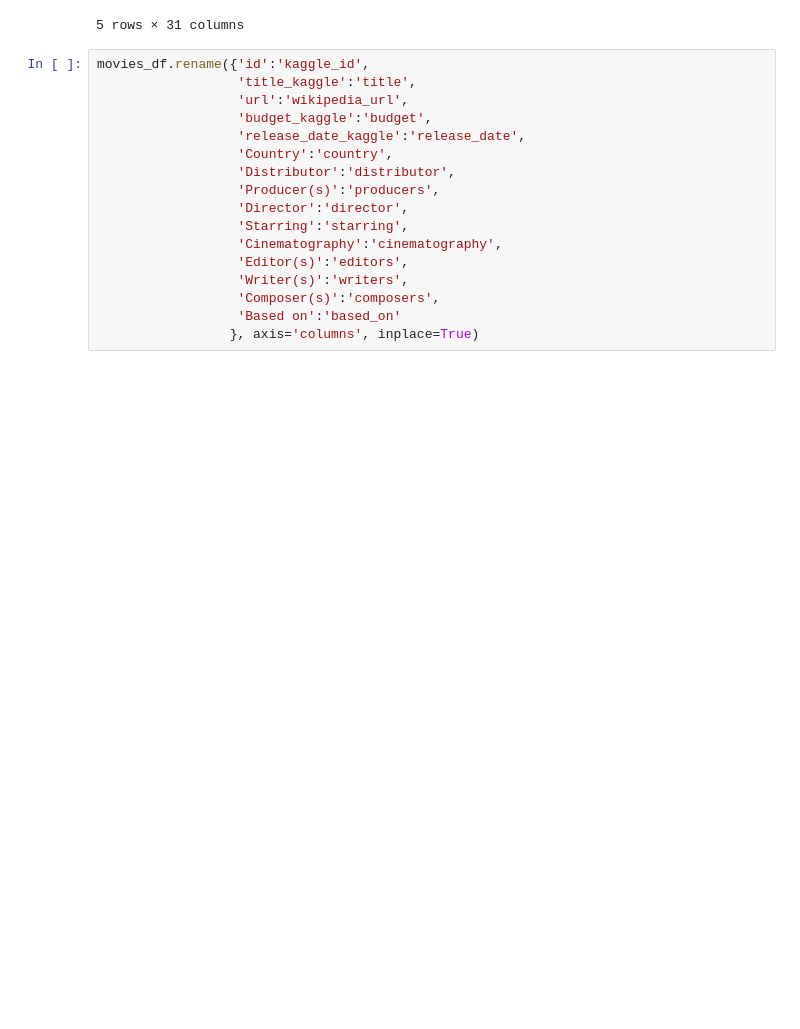
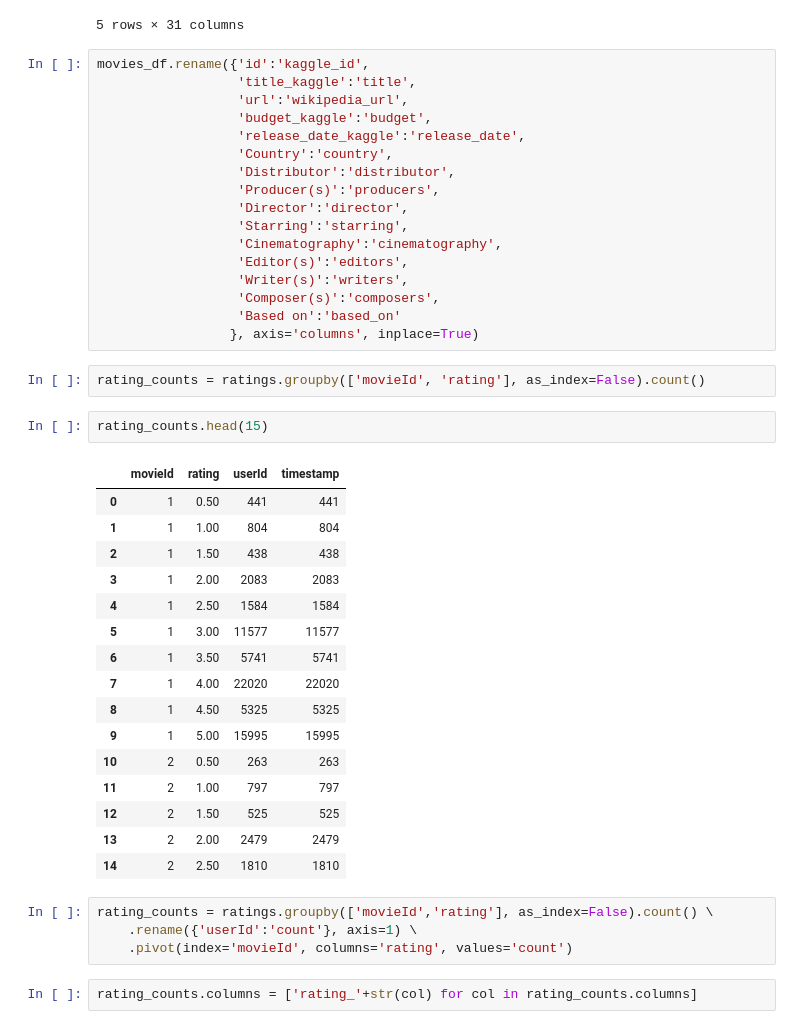
Before and after one commit to jnels4/Movies-ETL, a Jupyter notebook: Movies_ETL.ipynb, the cells around one changed output. Drawn from its saved outputs; the diff is of its cells as text; blank space fills up the shorter version.

```diff
--- a/Movies_ETL.ipynb
+++ b/Movies_ETL.ipynb
@@ -1106,3 +1106,30 @@ movies_df.rename({'id':'kaggle_id',
                   'Composer(s)':'composers',
                   'Based on':'based_on'
                  }, axis='columns', inplace=True)
+# %%
+rating_counts = ratings.groupby(['movieId', 'rating'], as_index=False).count()
+# %%
+rating_counts.head(15)
+# %% [output]
+|  | movieId | rating | userId | timestamp |
+| 0 | 1 | 0.50 | 441 | 441 |
+| 1 | 1 | 1.00 | 804 | 804 |
+| 2 | 1 | 1.50 | 438 | 438 |
+| 3 | 1 | 2.00 | 2083 | 2083 |
+| 4 | 1 | 2.50 | 1584 | 1584 |
+| 5 | 1 | 3.00 | 11577 | 11577 |
+| 6 | 1 | 3.50 | 5741 | 5741 |
+| 7 | 1 | 4.00 | 22020 | 22020 |
+| 8 | 1 | 4.50 | 5325 | 5325 |
+| 9 | 1 | 5.00 | 15995 | 15995 |
+| 10 | 2 | 0.50 | 263 | 263 |
+| 11 | 2 | 1.00 | 797 | 797 |
+| 12 | 2 | 1.50 | 525 | 525 |
+| 13 | 2 | 2.00 | 2479 | 2479 |
+| 14 | 2 | 2.50 | 1810 | 1810 |
+# %%
+rating_counts = ratings.groupby(['movieId','rating'], as_index=False).count() \
+    .rename({'userId':'count'}, axis=1) \
+    .pivot(index='movieId', columns='rating', values='count')
+# %%
+rating_counts.columns = ['rating_'+str(col) for col in rating_counts.columns]
```
Also changed, not shown: parts of 4 cells of this notebook.
